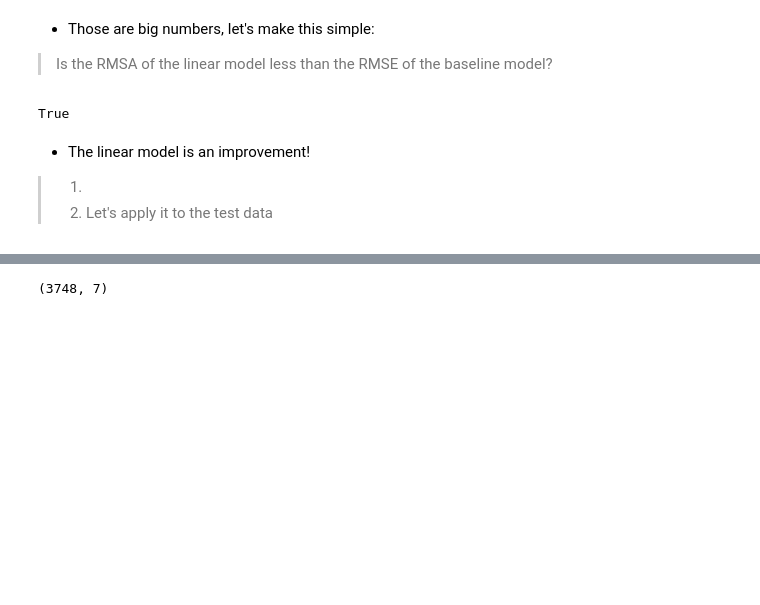
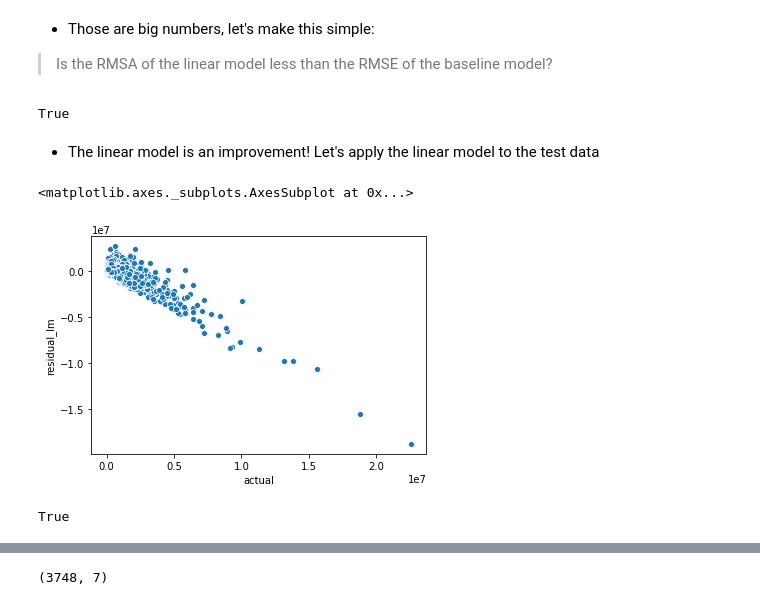
Before and after one commit to JadaShipp/ds-methodologies-exercises, a Jupyter notebook: project/zillow_final_project.ipynb, the cells around one changed output, grey strips where cells are left out. Saved outputs shown, nothing was run; the diff lists cells and outputs as text; code cells hidden in the pictures; blank space fills up the shorter version.

```diff
--- a/project/zillow_final_project.ipynb
+++ b/project/zillow_final_project.ipynb
@@ -294,5 +333,9 @@ RMSE < RMSE_bl
 True
 # %% [markdown]
 - The linear model is an improvement!
-> 1.
-> 2. Let's apply it to the test data
+Let's apply the linear model to the test data
+# %%
+sns.scatterplot(model_df.actual, model_df.residual_lm)
+# %% [output]
+<matplotlib.axes._subplots.AxesSubplot at 0x...>
+[figure, added]
@@ -298,0 +346,4 @@ True
+# %%
+one < two
+# %% [output]
+True
```
Also changed, not shown: parts of 15 cells of this notebook.
